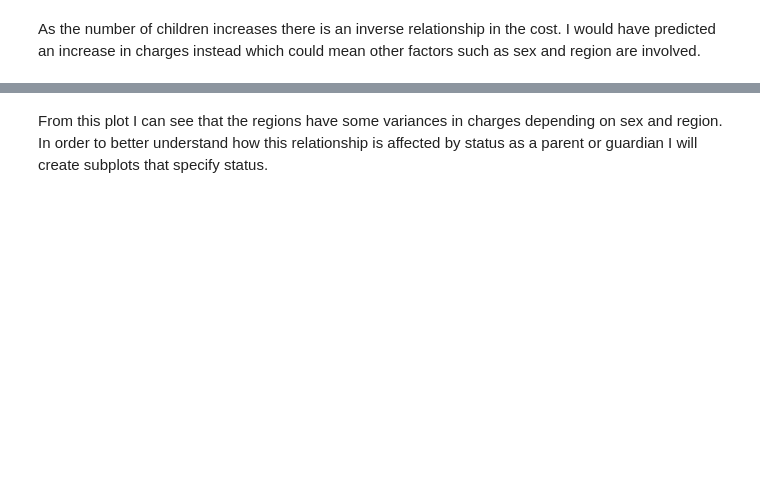
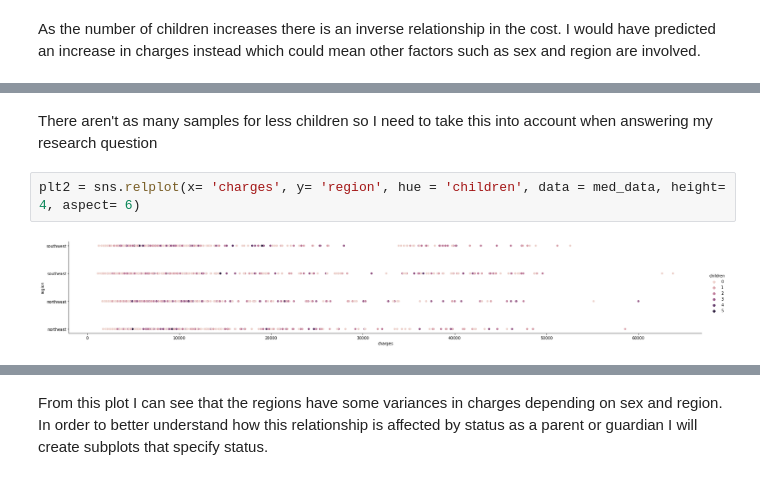
Before and after one commit to ubco-W2022T1-cosc301/project-group45, a Jupyter notebook: notebooks/analysis2.ipynb, the cells around one changed output, grey strips where cells are left out. Cells and saved outputs as stored; diff of their text form; blank space fills up the shorter version.

```diff
--- a/notebooks/analysis2.ipynb
+++ b/notebooks/analysis2.ipynb
@@ -76,0 +98,6 @@ As the number of children increases there is an inverse relationship in the cost
+# %% [markdown]
+There aren't as many samples for less children so I need to take this into account when answering my research question
+# %%
+plt2 = sns.relplot(x= 'charges', y= 'region', hue = 'children', data = med_data, height= 4, aspect= 6)
+# %% [output]
+[figure, added]
```
Also changed, not shown: parts of 36 cells of this notebook, 1 other file.
